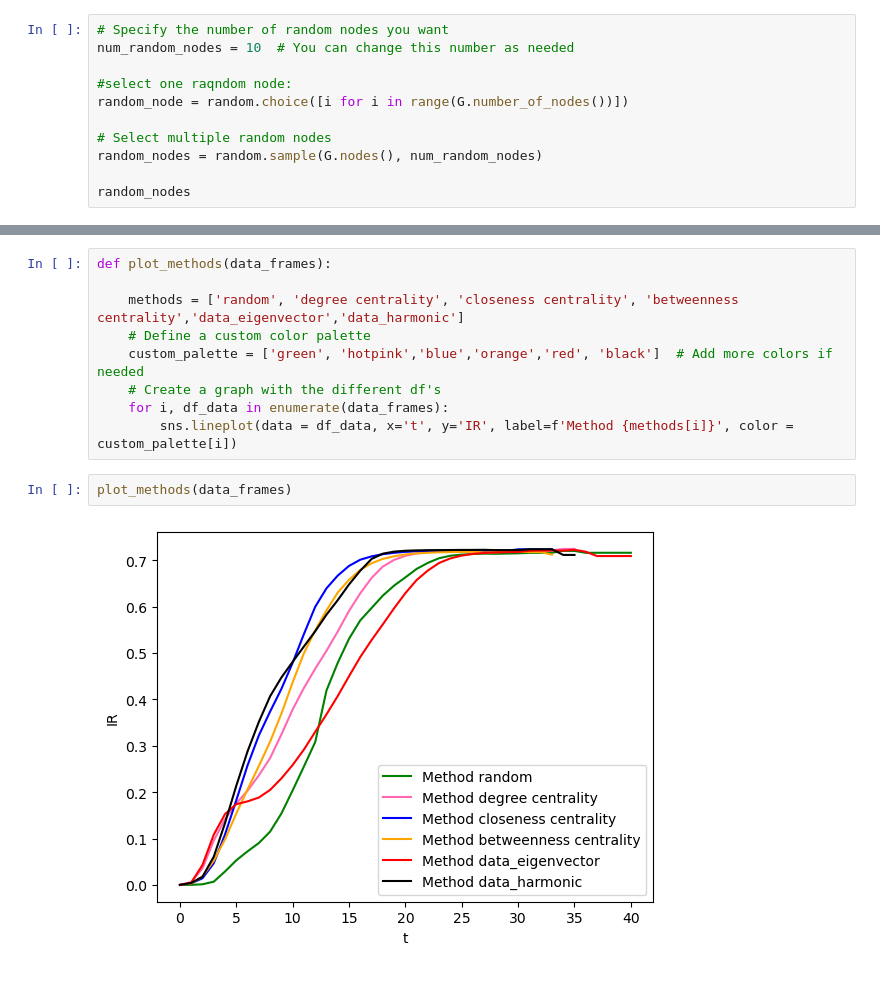
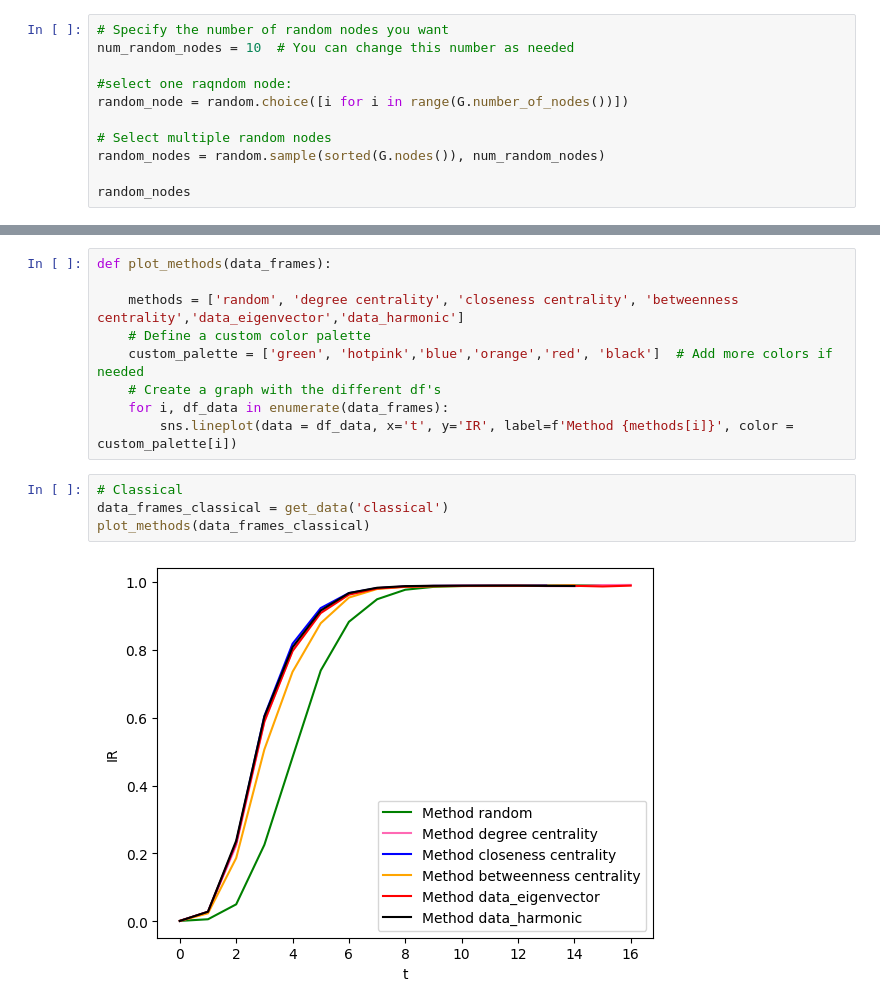
Before and after one commit to IdaUgilt/NA_project_facebook_friendships, a Jupyter notebook: indentify_nodes.ipynb, the cells around one changed output, grey strips where cells are left out. Cells and saved outputs as stored; diff of their text form.

```diff
--- a/indentify_nodes.ipynb
+++ b/indentify_nodes.ipynb
@@ -20,7 +25,7 @@ num_random_nodes = 10  # You can change this number as needed
 random_node = random.choice([i for i in range(G.number_of_nodes())])
 
 # Select multiple random nodes
-random_nodes = random.sample(G.nodes(), num_random_nodes)
+random_nodes = random.sample(sorted(G.nodes()), num_random_nodes)
 
 random_nodes
 # %% [output]
@@ -119,7 +139,9 @@ def plot_methods(data_frames):
     # Create a graph with the different df's
     for i, df_data in enumerate(data_frames):
         sns.lineplot(data = df_data, x='t', y='IR', label=f'Method {methods[i]}', color = custom_palette[i])
-# %%
-plot_methods(data_frames)
-# %% [output]
-[figure, removed]
+# %%
+# Classical
+data_frames_classical = get_data('classical')
+plot_methods(data_frames_classical)
+# %% [output]
+[figure, added]
```
Also changed, not shown: parts of 5 cells of this notebook.
